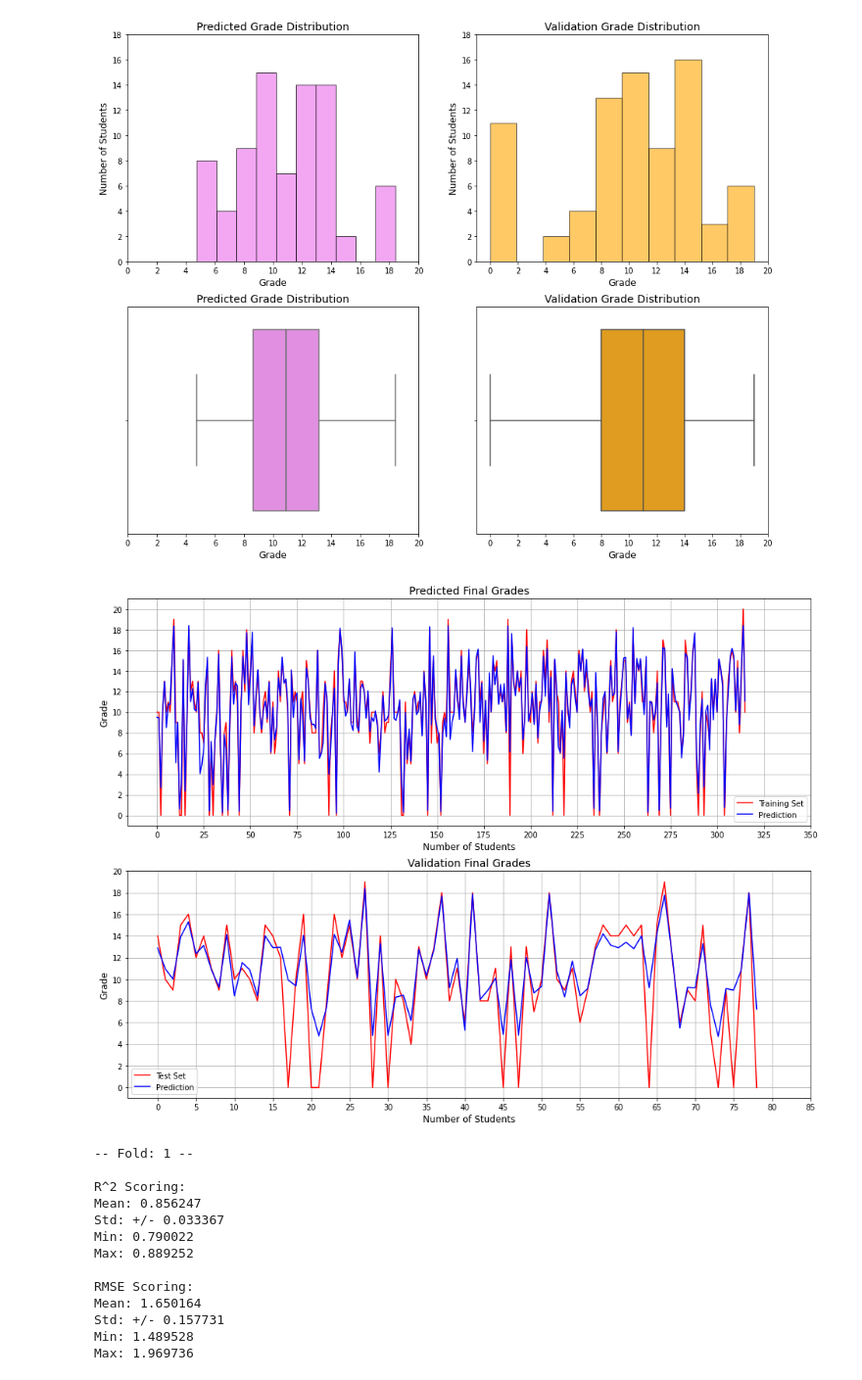
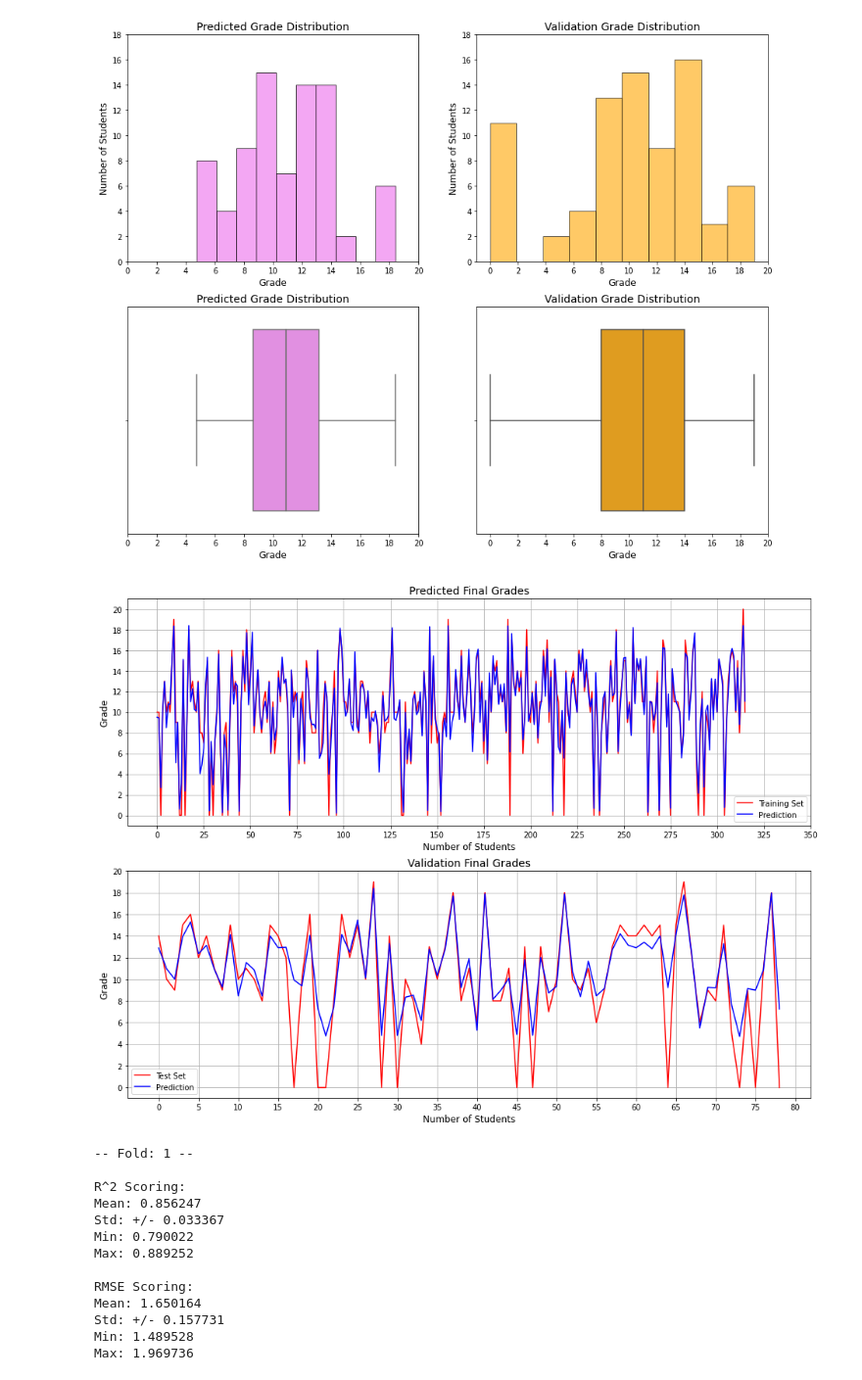
Before and after one commit to MarkLee7925/Student-Grade-Regression, a Jupyter notebook: Math/Student_Grade_Regression_Math.ipynb, the cells around one changed output. Shown at 98% size. Cells and saved outputs as stored; diff of their text form; code cells hidden in the pictures.

```diff
--- a/Math/Student_Grade_Regression_Math.ipynb
+++ b/Math/Student_Grade_Regression_Math.ipynb
@@ -1655,34 +1674,34 @@ plt.show()
 # %%
 rf_results = plt.figure(figsize=(16, 12))
 
 # Training set plot
 ax1 = rf_results.add_subplot(2, 1, 1)
 ax1 = plt.plot(y_train, color = 'red', label = 'Training Set')
 ax1 = plt.plot(rf_reg.predict(X_train), color = 'blue', label = 'Prediction')
 plt.xticks(np.arange(0, len(X_train)+50, 25))
 plt.yticks(np.arange(0, 22, 2))
 plt.xlabel('Number of Students', fontsize=12)
 plt.ylabel('Grade', fontsize=12)
 plt.title('Predicted Final Grades', fontsize=14)
 plt.legend()
 plt.grid()
 
 # Test set plot
 ax2 = rf_results.add_subplot(2, 1, 2)
 ax2 = plt.plot(y_test, color = 'red', label = 'Test Set')
 ax2 = plt.plot(rf_pred, color = 'blue', label = 'Prediction')
-plt.xticks(np.arange(0, len(y_test)+10, 5))
+plt.xticks(np.arange(0, len(y_test)+5, 5))
 plt.yticks(np.arange(0, 22, 2))
 plt.xlabel('Number of Students', fontsize=12)
 plt.ylabel('Grade', fontsize=12)
 plt.title('Validation Final Grades', fontsize=14)
 plt.legend(loc='lower left')
 plt.grid()
 
 # Show subplot
 plt.show()
 # %% [output]
-[figure, old version]
+[figure, new version]
 # %%
 # Apply k-Fold Cross Validation on the training set
 
```
Also changed, not shown: parts of 10 cells of this notebook.
